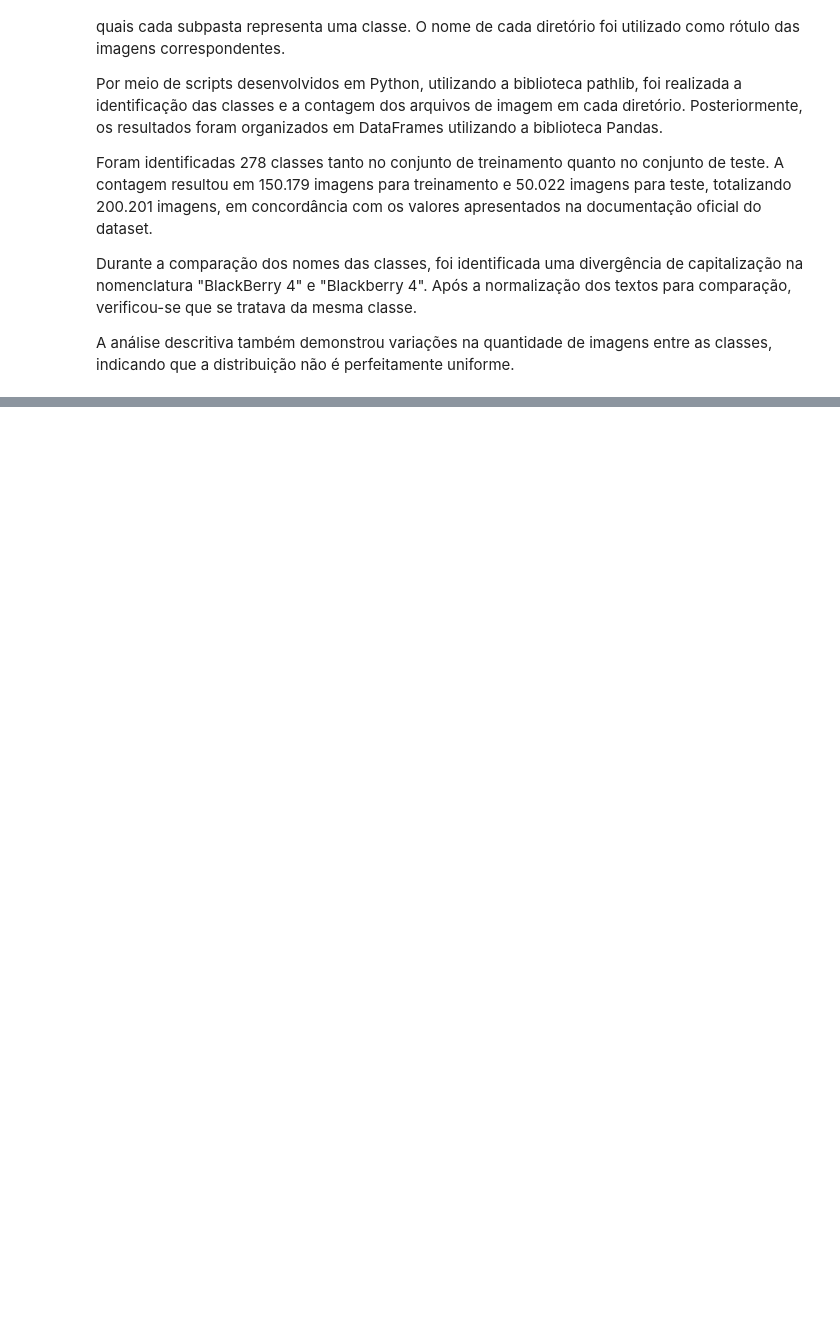
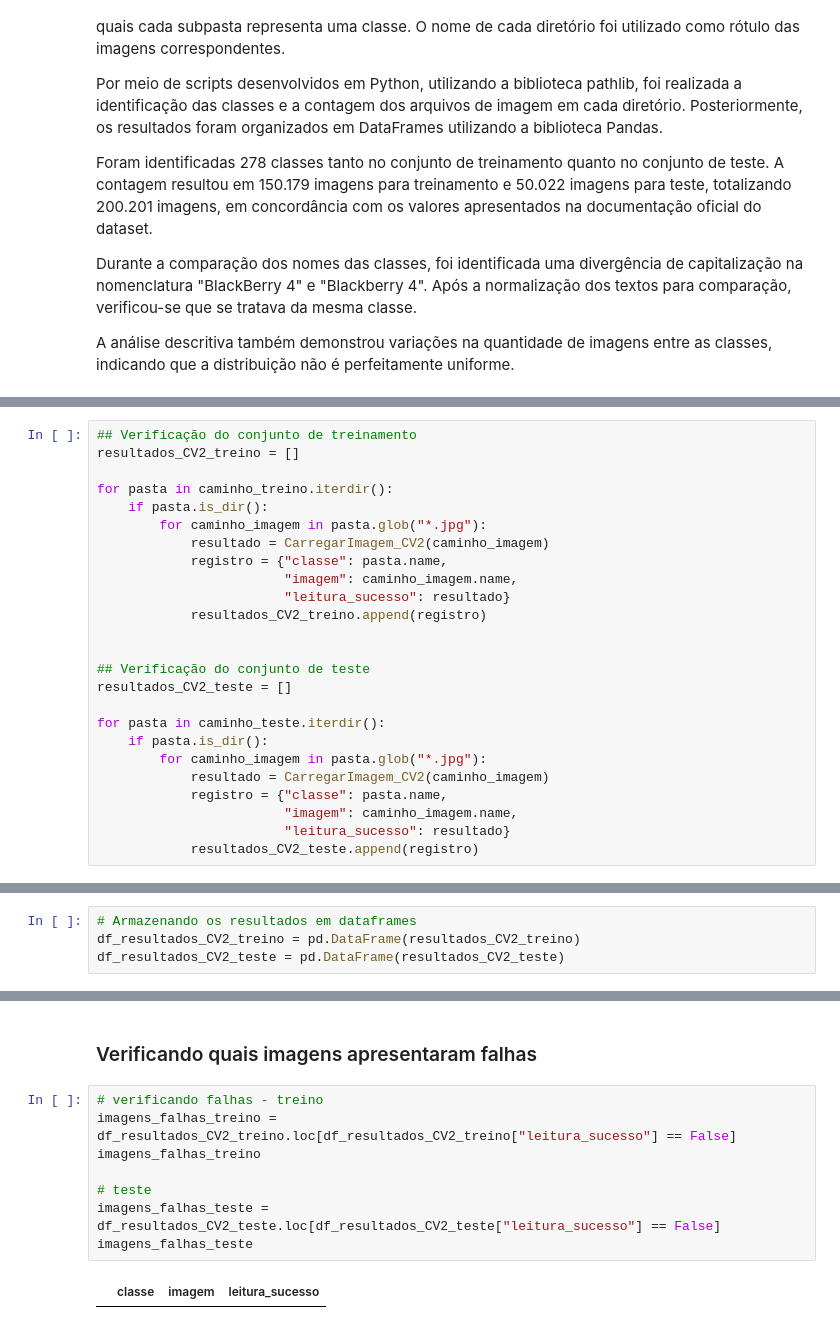
Before and after one commit to HellenLavyne/Computer-vision-applied-to-food-classification, a Jupyter notebook: 01_analise_e_preparacao_do_dataset.ipynb, the cells around one changed output, grey strips where cells are left out. Drawn from its saved outputs; the diff is of its cells as text; blank space fills up the shorter version.

```diff
--- a/01_analise_e_preparacao_do_dataset.ipynb
+++ b/01_analise_e_preparacao_do_dataset.ipynb
@@ -231,0 +264,25 @@ A análise descritiva também demonstrou variações na quantidade de imagens en
+# %%
+## Verificação do conjunto de treinamento
+resultados_CV2_treino = []
+
+for pasta in caminho_treino.iterdir():
+    if pasta.is_dir():
+        for caminho_imagem in pasta.glob("*.jpg"):
+            resultado = CarregarImagem_CV2(caminho_imagem)
+            registro = {"classe": pasta.name,
+                        "imagem": caminho_imagem.name,
+                        "leitura_sucesso": resultado}
+            resultados_CV2_treino.append(registro)
+
+
+## Verificação do conjunto de teste
+resultados_CV2_teste = []
+
+for pasta in caminho_teste.iterdir():
+    if pasta.is_dir():
+        for caminho_imagem in pasta.glob("*.jpg"):
+            resultado = CarregarImagem_CV2(caminho_imagem)
+            registro = {"classe": pasta.name,
+                        "imagem": caminho_imagem.name,
+                        "leitura_sucesso": resultado}
+            resultados_CV2_teste.append(registro)
@@ -231,0 +306,4 @@ A análise descritiva também demonstrou variações na quantidade de imagens en
+# %%
+# Armazenando os resultados em dataframes
+df_resultados_CV2_treino = pd.DataFrame(resultados_CV2_treino)
+df_resultados_CV2_teste = pd.DataFrame(resultados_CV2_teste)
@@ -231,0 +411,12 @@ A análise descritiva também demonstrou variações na quantidade de imagens en
+# %% [markdown]
+### Verificando quais imagens apresentaram falhas
+# %%
+# verificando falhas - treino
+imagens_falhas_treino = df_resultados_CV2_treino.loc[df_resultados_CV2_treino["leitura_sucesso"] == False]
+imagens_falhas_treino
+
+# teste
+imagens_falhas_teste = df_resultados_CV2_teste.loc[df_resultados_CV2_teste["leitura_sucesso"] == False]
+imagens_falhas_teste
+# %% [output]
+|  | classe | imagem | leitura_sucesso |
```
Also changed, not shown: parts of 30 cells of this notebook, 4 other files.
